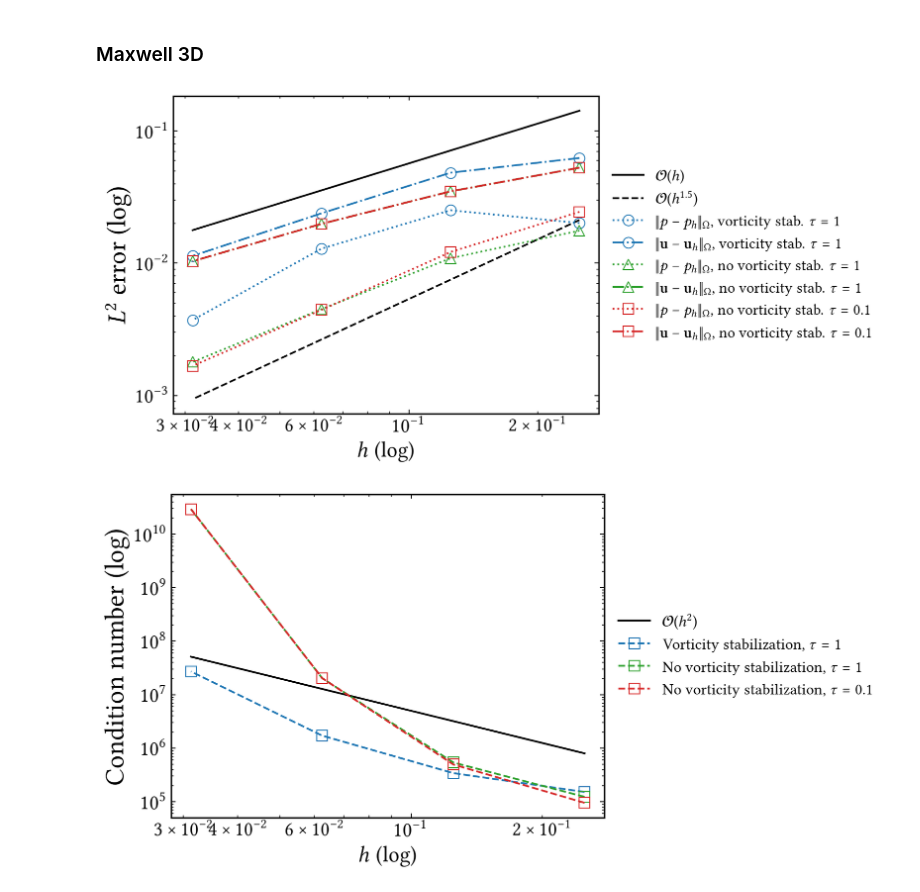
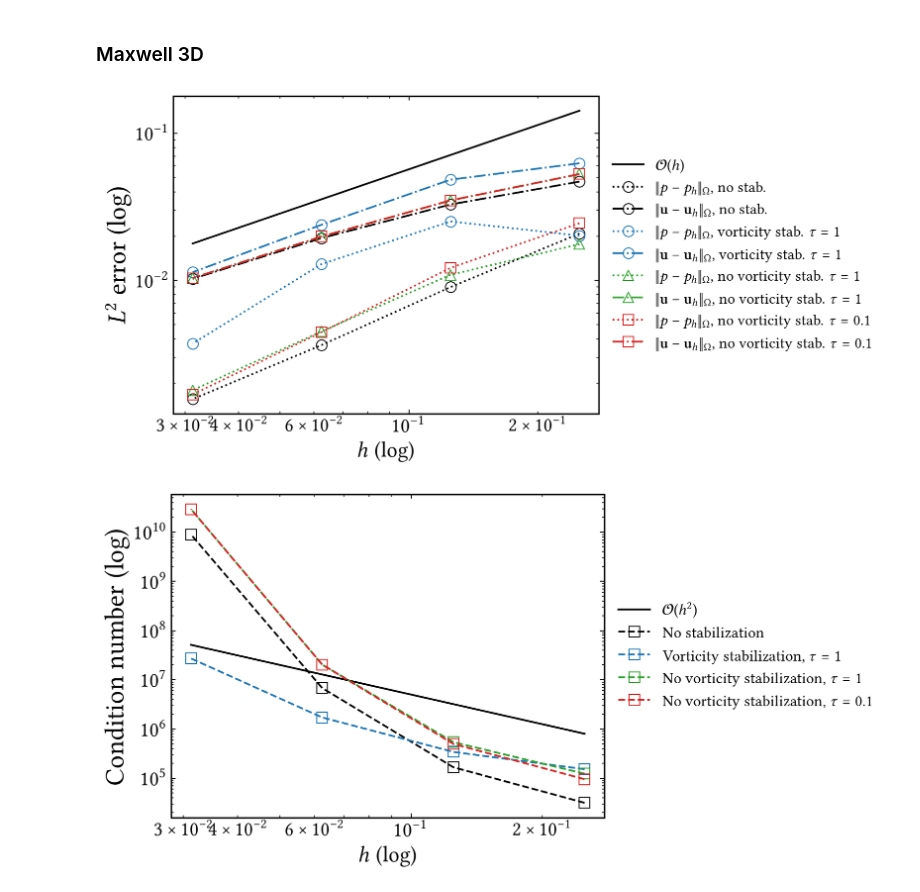
Before and after one commit to CutFEM/CutFEM-Library, a Jupyter notebook: notebook/convection_diffusion/maxwell.ipynb, the cells around one changed output. Saved outputs shown, nothing was run; the diff lists cells and outputs as text; code cells hidden in the pictures.

```diff
--- a/notebook/convection_diffusion/maxwell.ipynb
+++ b/notebook/convection_diffusion/maxwell.ipynb
@@ -97,6 +97,10 @@ err_u_5 = [0.0469492, 0.0328276, 0.0194016, 0.0102483]
 cond_number_5 = [1.308133e+05,3.418812e+05,9.174706e+06,1.006492e+10]
 
 
+# no stabilization
+err_p_nostab = [0.0208265, 0.00900187, 0.00363455, 0.00155802]
+err_u_nostab = [0.0469492, 0.0328276, 0.0194016, 0.0102483]
+cond_number_nostab = [3.156896e+04,1.667733e+05,6.791587e+06,8.970445e+09]
 
 h = [0.25, 0.125, 0.0625, 0.03125]
 
@@ -104,7 +108,12 @@ h = [0.25, 0.125, 0.0625, 0.03125]
 fig1, ax1 = plt.subplots()
 
 ax1.loglog(h, 5.7e-1*np.power(h, 1), label=r"$\mathcal{O}(h)$", linestyle="-", color="black")
-ax1.loglog(h, 1.7e-1*np.power(h, 1.5), label=r"$\mathcal{O}(h^{1.5})$", linestyle="--", color="black")
+#ax1.loglog(h, 1.7e-1*np.power(h, 1.5), label=r"$\mathcal{O}(h^{1.5})$", linestyle="--", color="black")
+
+
+ax1.loglog(h, err_p_nostab,  marker='o', markersize=9,linestyle=":", markeredgewidth=0.8, markerfacecolor="None", color="black", label=r"$\|p-p_h\|_{\Omega}$, no stab.")
+ax1.loglog(h, err_u_nostab,  marker='o', markersize=9,linestyle="-.", markeredgewidth=0.8, markerfacecolor="None", color="black", label=r"$\|\mathbf{u}-\mathbf{u}_h\|_{\Omega}$, no stab.")
+
 
 ax1.loglog(h, err_p,  marker='o', markersize=9,linestyle=":", markeredgewidth=0.8, markerfacecolor="None", color="C0", label=r"$\|p-p_h\|_{\Omega}$, vorticity stab. $\tau=1$")
 ax1.loglog(h, err_u,  marker='o', markersize=9,linestyle="-.", markeredgewidth=0.8, markerfacecolor="None", color="C0", label=r"$\|\mathbf{u}-\mathbf{u}_h\|_{\Omega}$, vorticity stab. $\tau=1$")
@@ -116,33 +125,33 @@ ax1.loglog(h, err_p_2,  marker='s', markersize=9,linestyle=":", markeredgewidth=
 ax1.loglog(h, err_u_2,  marker='s', markersize=9,linestyle="-.", markeredgewidth=0.8, markerfacecolor="None", color="C3", label=r"$\|\mathbf{u}-\mathbf{u}_h\|_{\Omega}$, no vorticity stab. $\tau=0.1$")
 
 
 
 ax1.legend(prop={'size': 13},loc='center left', bbox_to_anchor=(1.0, 0.5), ncol=1, frameon=False)
 ax1.set_xlabel(r"$h$ (log)", fontsize=18)
 ax1.tick_params(axis='both', which='major', labelsize=17)
 ax1.set_ylabel(r"$L^2$ error (log)", fontsize=22)
 #ax1.set_title(r"Laplace-Beltrami, $\tau = 10^{-6}$")
 
 plt.show()
 
 plt.show()
 
 fig3, ax3 = plt.subplots()
 
 ax3.loglog(h, 5e4*np.power(h, -2), label=r"$\mathcal{O}(h^{2})$", linestyle="-", color="black")
 
-
+ax3.loglog(h, cond_number_nostab,  marker='s', markersize=9,linestyle="--", markeredgewidth=0.8, markerfacecolor="None", color="black", label=r"No stabilization")
 ax3.loglog(h, cond_number,  marker='s', markersize=9,linestyle="--", markeredgewidth=0.8, markerfacecolor="None", color="C0", label=r"Vorticity stabilization, $\tau=1$")
 ax3.loglog(h, cond_number_3,  marker='s', markersize=9,linestyle="--", markeredgewidth=0.8, markerfacecolor="None", color="C2", label=r"No vorticity stabilization, $\tau=1$")
 ax3.loglog(h, cond_number_2,  marker='s', markersize=9,linestyle="--", markeredgewidth=0.8, markerfacecolor="None", color="C3", label=r"No vorticity stabilization, $\tau=0.1$")
 
 ax3.legend(prop={'size': 13},loc='center left', bbox_to_anchor=(1.0, 0.5), ncol=1, frameon=False)
 ax3.set_xlabel(r"$h$ (log)", fontsize=18)
 ax3.tick_params(axis='both', which='major', labelsize=17)
 ax3.set_ylabel(r"Condition number (log)", fontsize=22)
 #ax3.set_title(r"Laplace-Beltrami, $n=5$")
 
 plt.show()
 # %% [output]
-[figure, old version]
+[figure, new version]
-[figure, old version]
+[figure, new version]
```
Also changed, not shown: 12 other files.
